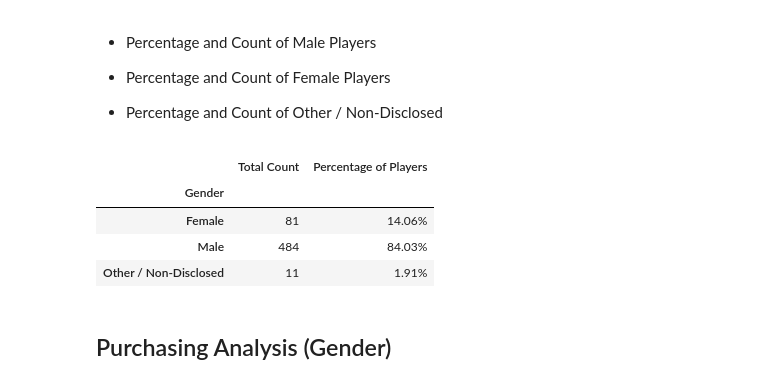
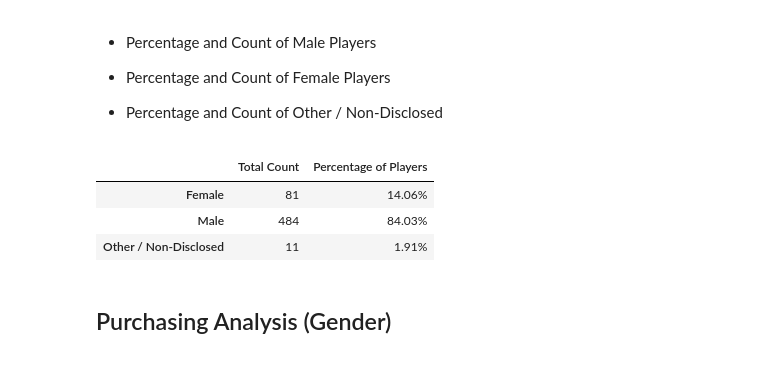
Before and after one commit to meghanvl/game_analysis, a Jupyter notebook: HeroesOfPymoli/HeroesOfPymoli_starter.ipynb, the cells around one changed output. Saved outputs shown, nothing was run; the diff lists cells and outputs as text; code cells hidden in the pictures.

```diff
--- a/HeroesOfPymoli/HeroesOfPymoli_starter.ipynb
+++ b/HeroesOfPymoli/HeroesOfPymoli_starter.ipynb
@@ -65,13 +65,13 @@ data_summary
 # %%
 gender_data = purchase_data.groupby("Gender")
 gender_totals = gender_data["SN"].nunique()
 gender_percent = gender_totals/total_players * 100
 gender_summary = pd.DataFrame({"Total Count": gender_totals, "Percentage of Players": gender_percent})
 gender_summary = gender_summary.style.format({"Percentage of Players": "{:.2f}%"})
+gender_summary.index.name = None
 gender_summary
 # %% [output]
 |  | Total Count | Percentage of Players |
-| Gender |  |  |
 | Female | 81 | 14.06% |
 | Male | 484 | 84.03% |
 | Other / Non-Disclosed | 11 | 1.91% |
```
Also changed, not shown: parts of 1 cell of this notebook.
